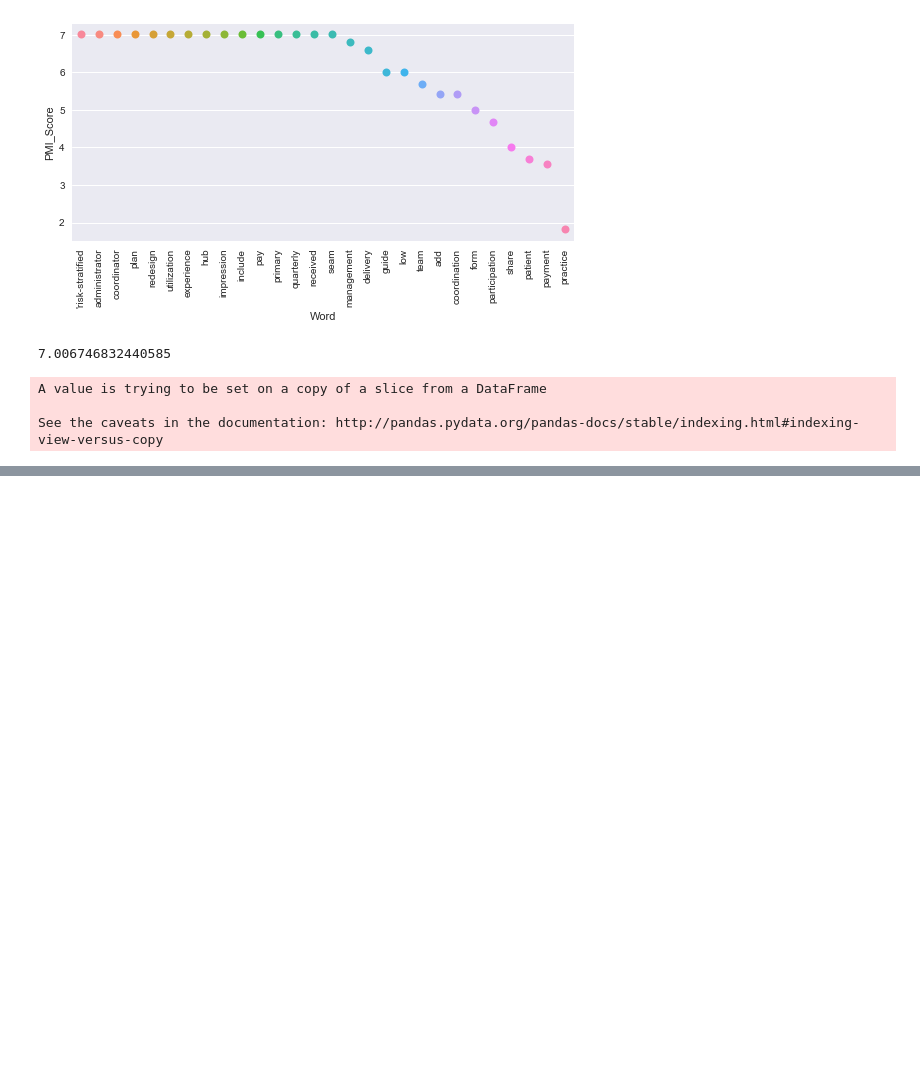
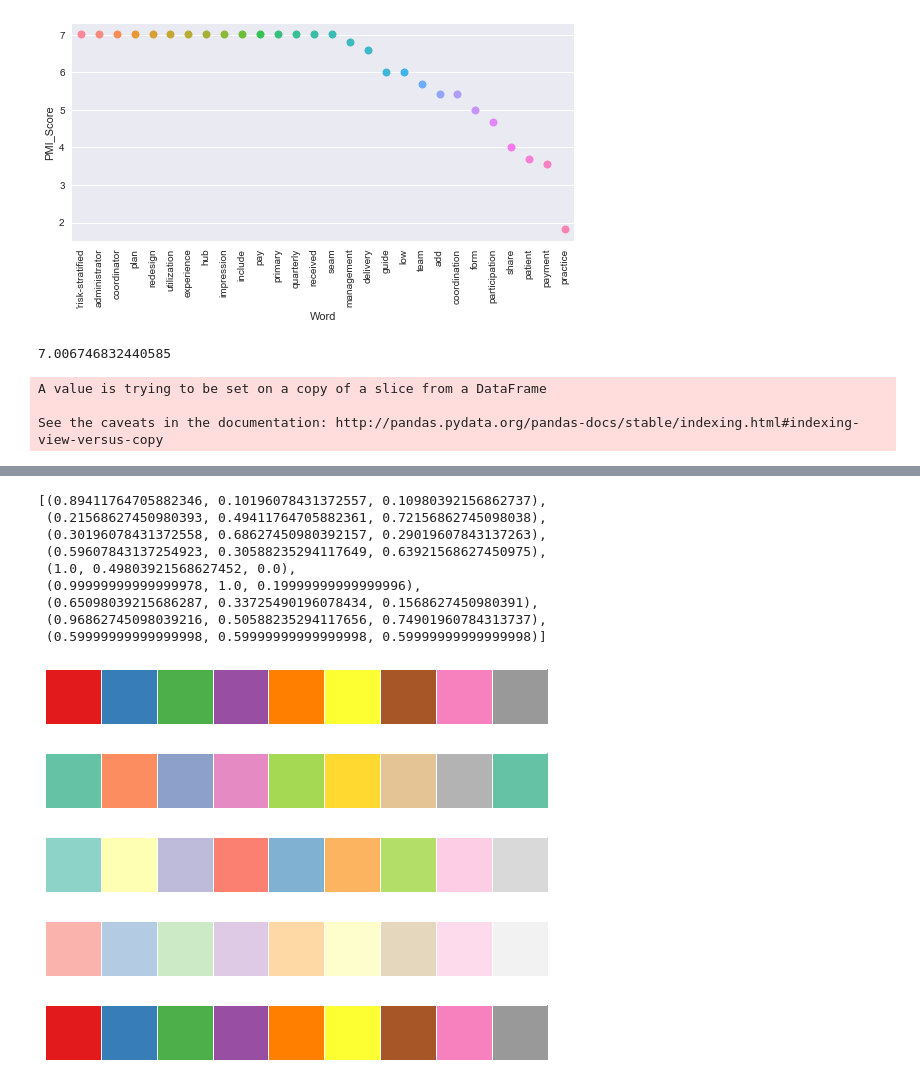
Before and after one commit to mjbrienza/Text-Analytics, a Jupyter notebook: TextAnalysis_1013.ipynb, the cells around one changed output, grey strips where cells are left out. Saved outputs shown, nothing was run; the diff lists cells and outputs as text; code cells hidden in the pictures; blank space fills up the shorter version.

Commit message:
messing around with colors

```diff
--- a/TextAnalysis_1013.ipynb
+++ b/TextAnalysis_1013.ipynb
@@ -565,0 +573,17 @@ plt.xlim(2.02,2.3)
+# %%
+sns.choose_colorbrewer_palette('qualatative')
+# %% [output]
+[(0.89411764705882346, 0.10196078431372557, 0.10980392156862737),
+ (0.21568627450980393, 0.49411764705882361, 0.72156862745098038),
+ (0.30196078431372558, 0.68627450980392157, 0.29019607843137263),
+ (0.59607843137254923, 0.30588235294117649, 0.63921568627450975),
+ (1.0, 0.49803921568627452, 0.0),
+ (0.99999999999999978, 1.0, 0.19999999999999996),
+ (0.65098039215686287, 0.33725490196078434, 0.1568627450980391),
+ (0.96862745098039216, 0.50588235294117656, 0.74901960784313737),
+ (0.59999999999999998, 0.59999999999999998, 0.59999999999999998)]
+[figure, added]
+[figure, added]
+[figure, added]
+[figure, added]
+[figure, added]
```
Also changed, not shown: parts of 7 cells of this notebook.
